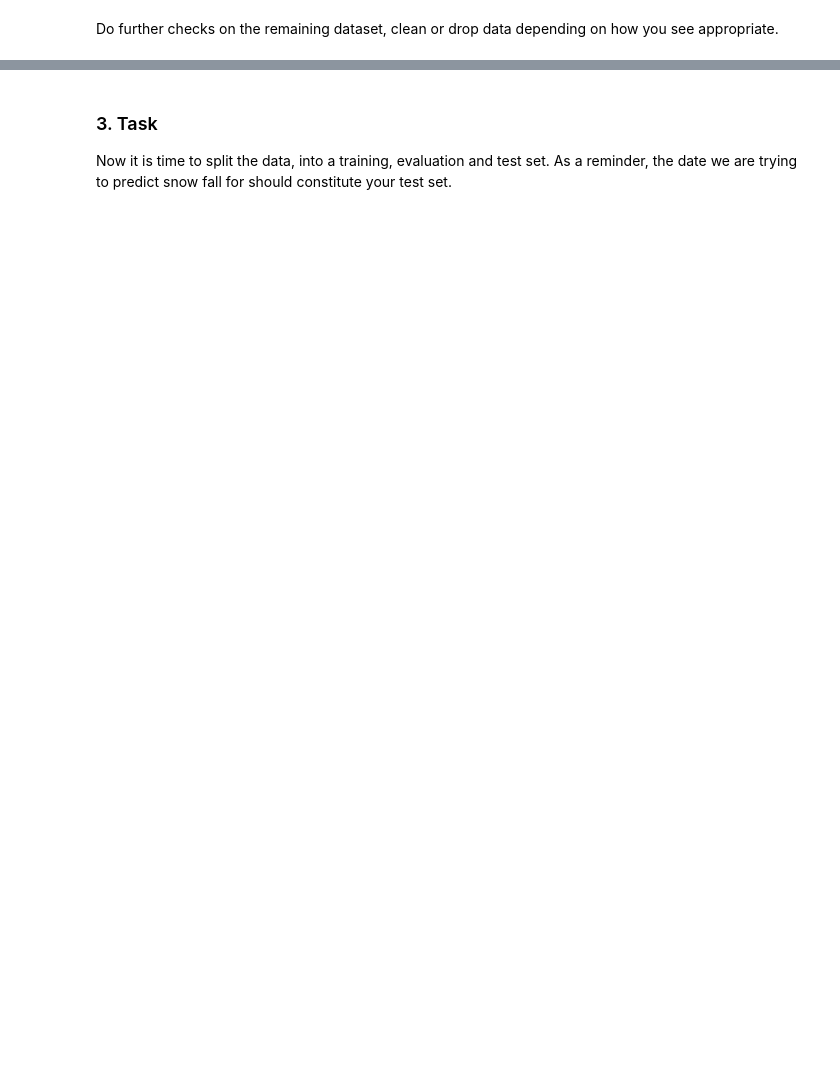
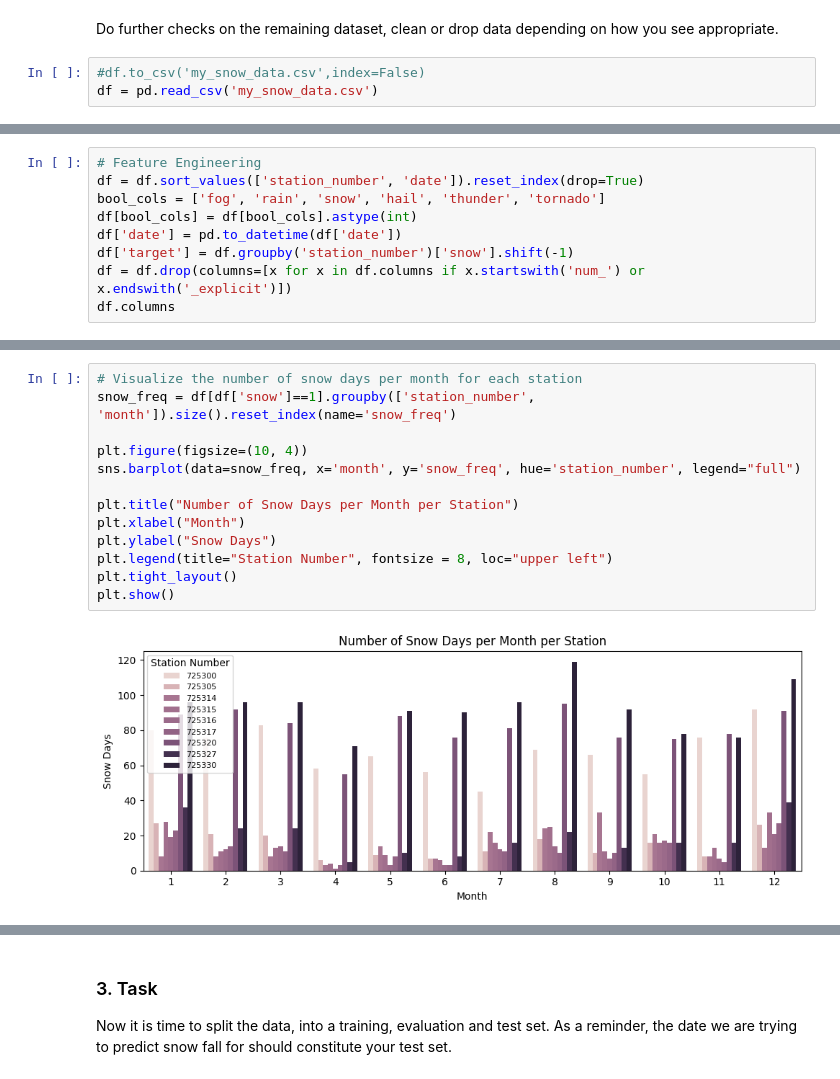
Before and after one commit to yanghang0918/Will-it-snow-tomorrow-, a Jupyter notebook: Coding Challenge.ipynb, the cells around one changed output, grey strips where cells are left out. Drawn from its saved outputs; the diff is of its cells as text; blank space fills up the shorter version.

```diff
--- a/Coding Challenge.ipynb
+++ b/Coding Challenge.ipynb
@@ -34,2 +197,5 @@ Add an additional field that indicates the daily change in snow depth measured a
 # %% [markdown]
 Do further checks on the remaining dataset, clean or drop data depending on how you see appropriate.
+# %%
+#df.to_csv('my_snow_data.csv',index=False)
+df = pd.read_csv('my_snow_data.csv')
@@ -35,0 +230,9 @@ Do further checks on the remaining dataset, clean or drop data depending on how
+# %%
+# Feature Engineering
+df = df.sort_values(['station_number', 'date']).reset_index(drop=True)
+bool_cols = ['fog', 'rain', 'snow', 'hail', 'thunder', 'tornado']
+df[bool_cols] = df[bool_cols].astype(int)
+df['date'] = pd.to_datetime(df['date'])
+df['target'] = df.groupby('station_number')['snow'].shift(-1)
+df = df.drop(columns=[x for x in df.columns if x.startswith('num_') or x.endswith('_explicit')])
+df.columns
@@ -35,0 +264,15 @@ Do further checks on the remaining dataset, clean or drop data depending on how
+# %%
+# Visualize the number of snow days per month for each station
+snow_freq = df[df['snow']==1].groupby(['station_number', 'month']).size().reset_index(name='snow_freq')
+
+plt.figure(figsize=(10, 4))
+sns.barplot(data=snow_freq, x='month', y='snow_freq', hue='station_number', legend="full")
+
+plt.title("Number of Snow Days per Month per Station")
+plt.xlabel("Month")
+plt.ylabel("Snow Days")
+plt.legend(title="Station Number", fontsize = 8, loc="upper left")
+plt.tight_layout()
+plt.show()
+# %% [output]
+[figure, added]
```
Also changed, not shown: parts of 70 cells of this notebook.
